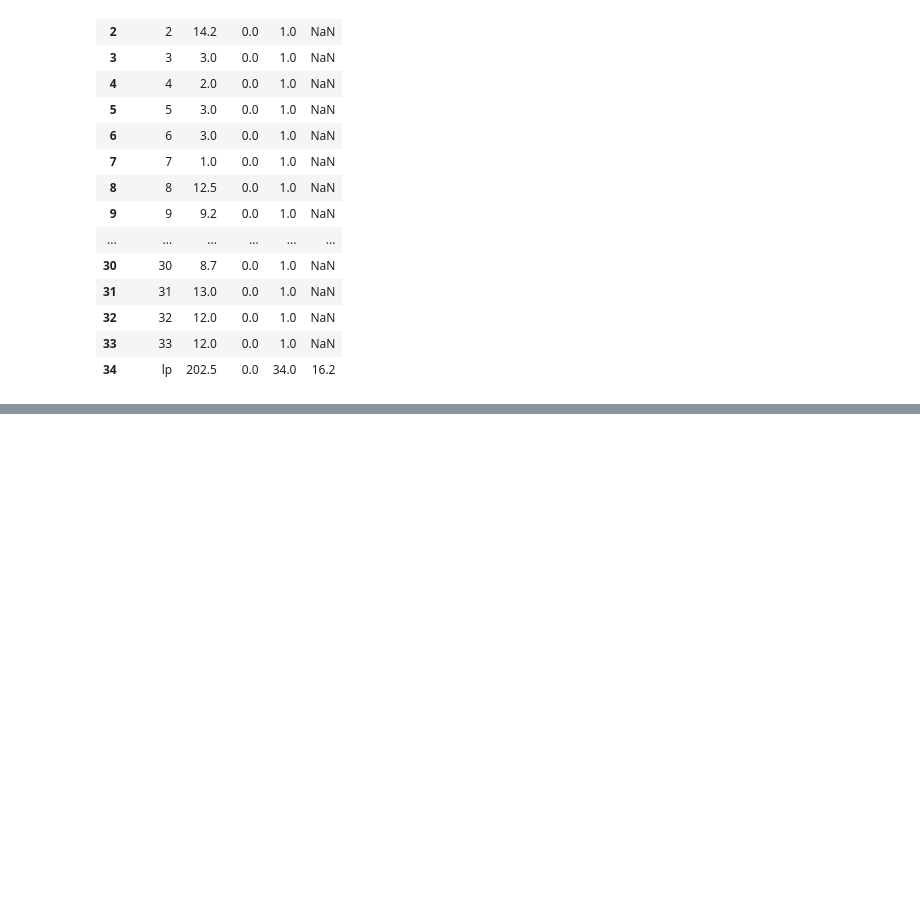
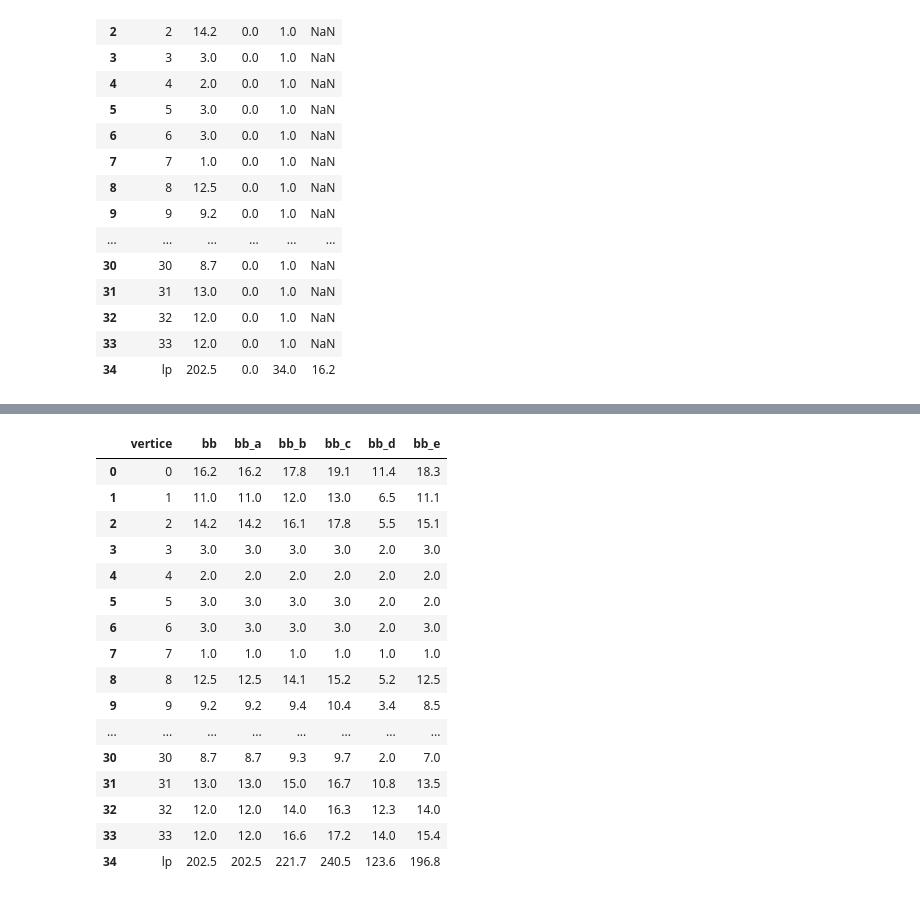
Before and after one commit to jesusossian/tukey, a Jupyter notebook: notebook/results_lp_karate.ipynb, the cells around one changed output, grey strips where cells are left out. Cells and saved outputs as stored; diff of their text form; code cells hidden in the pictures; blank space fills up the shorter version.

```diff
--- a/notebook/results_lp_karate.ipynb
+++ b/notebook/results_lp_karate.ipynb
@@ -225 +326,29 @@ result[['vertice','bb','tk','bb_max','tk_max','bb_minmiset','tk_minmiset','bb_ma
+# %%
+result[[
+    'vertice',
+    'bb',#'tk',
+    'bb_a',#'tk_a',
+    'bb_b',#'tk_b',
+    'bb_c',#'tk_c',
+    'bb_d',#'tk_d',
+    'bb_e'#,'tk_e'
+    ]]
+# %% [output]
+|  | vertice | bb | bb_a | bb_b | bb_c | bb_d | bb_e |
+| 0 | 0 | 16.2 | 16.2 | 17.8 | 19.1 | 11.4 | 18.3 |
+| 1 | 1 | 11.0 | 11.0 | 12.0 | 13.0 | 6.5 | 11.1 |
+| 2 | 2 | 14.2 | 14.2 | 16.1 | 17.8 | 5.5 | 15.1 |
+| 3 | 3 | 3.0 | 3.0 | 3.0 | 3.0 | 2.0 | 3.0 |
+| 4 | 4 | 2.0 | 2.0 | 2.0 | 2.0 | 2.0 | 2.0 |
+| 5 | 5 | 3.0 | 3.0 | 3.0 | 3.0 | 2.0 | 2.0 |
+| 6 | 6 | 3.0 | 3.0 | 3.0 | 3.0 | 2.0 | 3.0 |
+| 7 | 7 | 1.0 | 1.0 | 1.0 | 1.0 | 1.0 | 1.0 |
+| 8 | 8 | 12.5 | 12.5 | 14.1 | 15.2 | 5.2 | 12.5 |
+| 9 | 9 | 9.2 | 9.2 | 9.4 | 10.4 | 3.4 | 8.5 |
+| ... | ... | ... | ... | ... | ... | ... | ... |
+| 30 | 30 | 8.7 | 8.7 | 9.3 | 9.7 | 2.0 | 7.0 |
+| 31 | 31 | 13.0 | 13.0 | 15.0 | 16.7 | 10.8 | 13.5 |
+| 32 | 32 | 12.0 | 12.0 | 14.0 | 16.3 | 12.3 | 14.0 |
+| 33 | 33 | 12.0 | 12.0 | 16.6 | 17.2 | 14.0 | 15.4 |
+| 34 | lp | 202.5 | 202.5 | 221.7 | 240.5 | 123.6 | 196.8 |
 # %%
```
Also changed, not shown: parts of 7 cells of this notebook, 17 other files.
